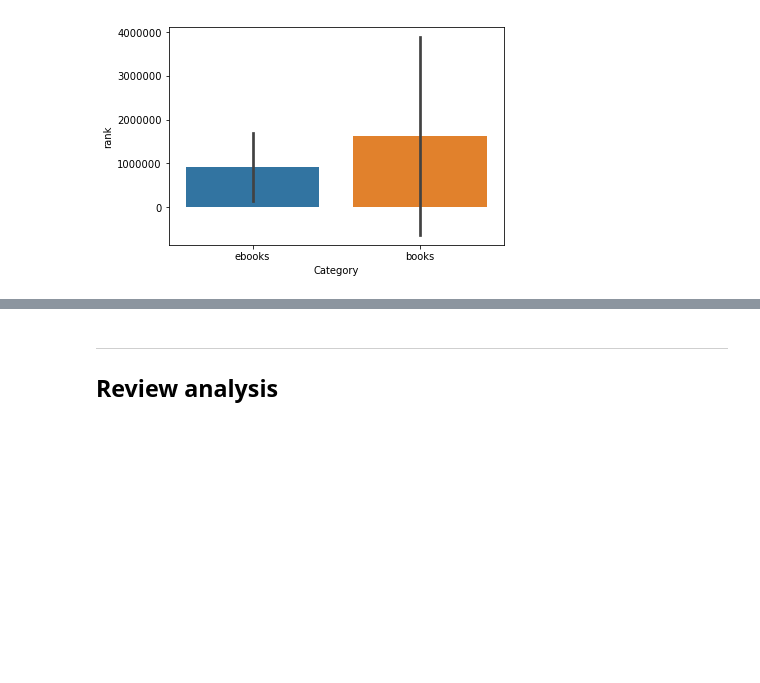
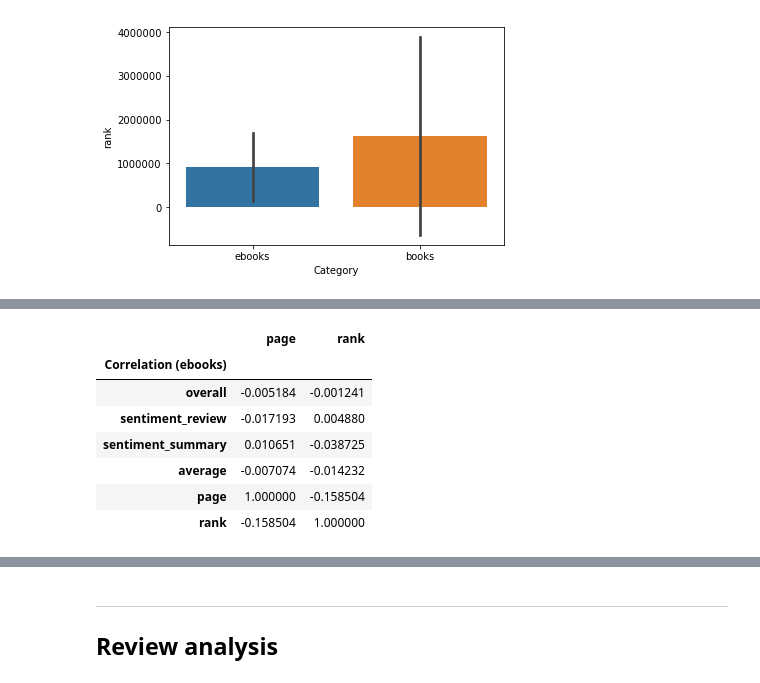
Before and after one commit to mj2905/ProjectMYP, a Jupyter notebook: project/Milestone 2 Marc.ipynb, the cells around one changed output, grey strips where cells are left out. Cells and saved outputs as stored; diff of their text form; code cells hidden in the pictures; blank space fills up the shorter version.

```diff
--- a/project/Milestone 2 Marc.ipynb
+++ b/project/Milestone 2 Marc.ipynb
@@ -1107,0 +1125,20 @@ graph_rank(books_with_unmerged_authors, ebooks_with_unmerged_authors)
+# %%
+def get_specific_columns_ebooks(path_dataframe):
+    pages_dataframe = pd.read_csv(path_dataframe).rename(columns={'Unnamed: 0':'asin'})
+    return pages_dataframe[['asin', 'page', 'rank']].dropna(subset=['page']).dropna(subset=['rank']).set_index('asin')
+# %%
+scores_ebooks = get_scores_mean('scores_ebooks_by_overall_completeID.csv')
+pages_ebooks = get_specific_columns_ebooks(amazon_aws_ebooks)
+ebooks_score_page = merge_column_and_score(scores_ebooks, pages_ebooks)
+page_corr = ebooks_score_page.corr()[['page', 'rank']]
+page_corr.index.name = 'Correlation (ebooks)'
+page_corr
+# %% [output]
+|  | page | rank |
+| Correlation (ebooks) |  |  |
+| overall | -0.005184 | -0.001241 |
+| sentiment_review | -0.017193 | 0.004880 |
+| sentiment_summary | 0.010651 | -0.038725 |
+| average | -0.007074 | -0.014232 |
+| page | 1.000000 | -0.158504 |
+| rank | -0.158504 | 1.000000 |
```
Also changed, not shown: parts of 13 cells of this notebook.
